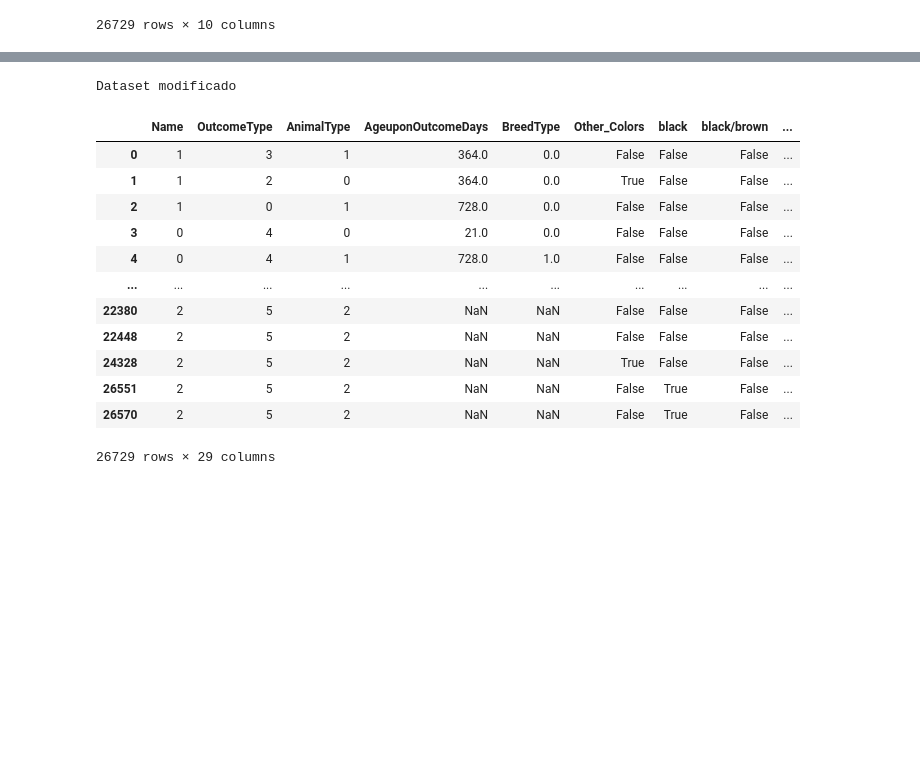
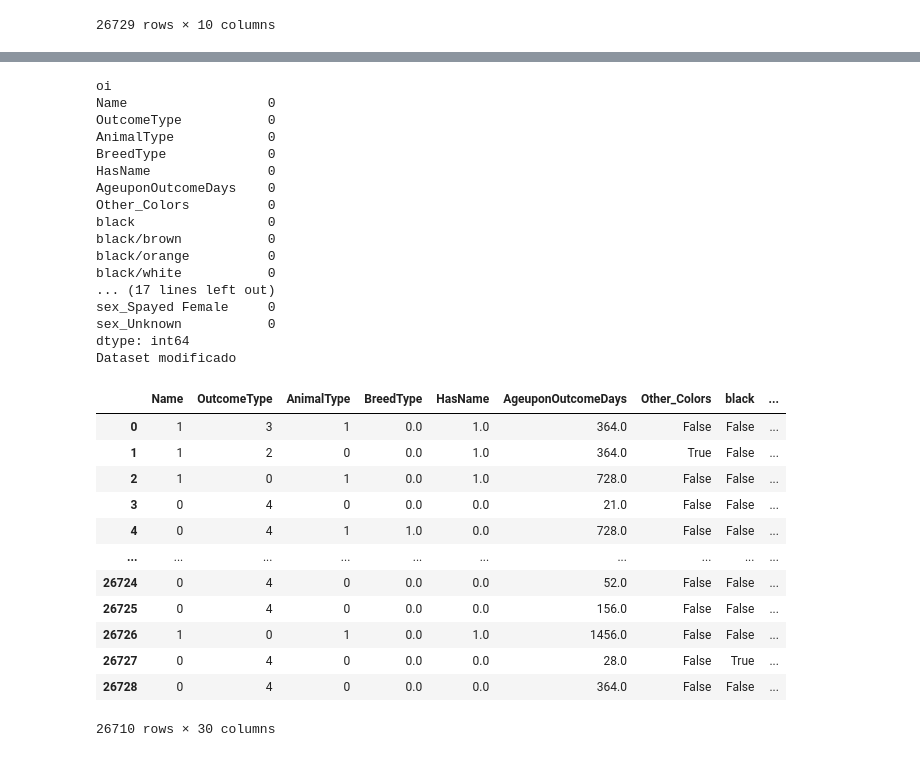
Before and after one commit to Stremps/Shelter-Outcome-Prediction, a Jupyter notebook: Shelter.ipynb, the cells around one changed output, grey strips where cells are left out. Saved outputs shown, nothing was run; the diff lists cells and outputs as text; code cells hidden in the pictures; blank space fills up the shorter version.

```diff
--- a/Shelter.ipynb
+++ b/Shelter.ipynb
@@ -141,7 +141,7 @@ plt.xticks(rotation=45)
 plt.show()
 
 # 5. Calcular a proporção de OutcomeType dentro de ter ou não ter nome
-df['HasName'] = df['Name'].apply(lambda x: 'Yes' if pd.notna(x) and x != '' else 'No')
+df['HasName'] = df['Name'].apply(lambda x: 1 if pd.notna(x) and x != '' else 0)
 normalized_counts_name = df.groupby('HasName')['OutcomeType'].value_counts(normalize=True).rename('Proportion').reset_index()
 
 # Plotar o gráfico de barras normalizado para HasName
@@ -181,7 +181,7 @@ df['Mapped_Color'] = df['Mapped_Color'].apply(lambda x: 'Other_Colors' if x in r
 mapped_color_dummies = pd.get_dummies(df['Mapped_Color'])
 
 # Replaces the names of the animals by the characteristic of having a name or not
-df['Name'] = df['Name'].apply(lambda x: 'yes' if pd.notna(x) and x != '' else 'no')
+df['Name'] = df['Name'].apply(lambda x: 1 if pd.notna(x) and x != '' else 0)
 
 # Drops na values especifically in this point, since the most where names and OutcomeSubtypes (which are all treated)
 df = df.dropna()
@@ -328,44 +348,64 @@ Euthanasia          5.814302
 df = df.drop(columns=['Mapped_Color'])
 
 # Drops unprocessed columns
 df = df.drop(columns=['Color', 'DateTime', 'AgeuponOutcome'])
 
 # Concatenates the new One-Hot Encoding columns to the DataFrame
 df = pd.concat([df, mapped_color_dummies], axis=1)
 
 # Applies Label Encoding to 'Name'
 label_encoder_name = LabelEncoder()
 df['Name'] = label_encoder_name.fit_transform(df['Name'])
 
 # Applies Label Encoding to 'AnimalType'
 label_encoder_animal = LabelEncoder()
 df['AnimalType'] = label_encoder_animal.fit_transform(df['AnimalType'])
 
 # Applies Label Encoding to 'OutcomeType'
 label_encoder_outcome = LabelEncoder()
 df['OutcomeType'] = label_encoder_outcome.fit_transform(df['OutcomeType'])
 
 # Applies One-Hot Encoding to 'SexuponOutcome'
 df = pd.get_dummies(df, columns=['SexuponOutcome'], prefix='sex')
 
 df = df.drop(columns=['Intervalo'])
 
+##################################################### É aqui que reoslvo temporariamente o problema Gustavo
+# Usado para dropar os vazios TEMPORARIAMENTE até uma solução ser dada
+df = df.dropna()
 # Showa the processed table with most numeric values
-
+print('oi')
+print(df.isna().sum())
 print('Dataset modificado')
 display(df)
 # %% [output]
+oi
+Name                  0
+OutcomeType           0
+AnimalType            0
+BreedType             0
+HasName               0
+AgeuponOutcomeDays    0
+Other_Colors          0
+black                 0
+black/brown           0
+black/orange          0
+black/white           0
+... (17 lines left out)
+sex_Spayed Female     0
+sex_Unknown           0
+dtype: int64
 Dataset modificado
-|  | Name | OutcomeType | AnimalType | AgeuponOutcomeDays | BreedType | Other_Colors | black | black/brown | ... |
-| 0 | 1 | 3 | 1 | 364.0 | 0.0 | False | False | False | ... |
-| 1 | 1 | 2 | 0 | 364.0 | 0.0 | True | False | False | ... |
-| 2 | 1 | 0 | 1 | 728.0 | 0.0 | False | False | False | ... |
-| 3 | 0 | 4 | 0 | 21.0 | 0.0 | False | False | False | ... |
-| 4 | 0 | 4 | 1 | 728.0 | 1.0 | False | False | False | ... |
+|  | Name | OutcomeType | AnimalType | BreedType | HasName | AgeuponOutcomeDays | Other_Colors | black | ... |
+| 0 | 1 | 3 | 1 | 0.0 | 1.0 | 364.0 | False | False | ... |
+| 1 | 1 | 2 | 0 | 0.0 | 1.0 | 364.0 | True | False | ... |
+| 2 | 1 | 0 | 1 | 0.0 | 1.0 | 728.0 | False | False | ... |
+| 3 | 0 | 4 | 0 | 0.0 | 0.0 | 21.0 | False | False | ... |
+| 4 | 0 | 4 | 1 | 1.0 | 0.0 | 728.0 | False | False | ... |
 | ... | ... | ... | ... | ... | ... | ... | ... | ... | ... |
-| 22380 | 2 | 5 | 2 | NaN | NaN | False | False | False | ... |
-| 22448 | 2 | 5 | 2 | NaN | NaN | False | False | False | ... |
-| 24328 | 2 | 5 | 2 | NaN | NaN | True | False | False | ... |
-| 26551 | 2 | 5 | 2 | NaN | NaN | False | True | False | ... |
-| 26570 | 2 | 5 | 2 | NaN | NaN | False | True | False | ... |
+| 26724 | 0 | 4 | 0 | 0.0 | 0.0 | 52.0 | False | False | ... |
+| 26725 | 0 | 4 | 0 | 0.0 | 0.0 | 156.0 | False | False | ... |
+| 26726 | 1 | 0 | 1 | 0.0 | 1.0 | 1456.0 | False | False | ... |
+| 26727 | 0 | 4 | 0 | 0.0 | 0.0 | 28.0 | False | True | ... |
+| 26728 | 0 | 4 | 0 | 0.0 | 0.0 | 364.0 | False | False | ... |
-26729 rows × 29 columns
+26710 rows × 30 columns
```
Also changed, not shown: parts of 4 cells of this notebook.
